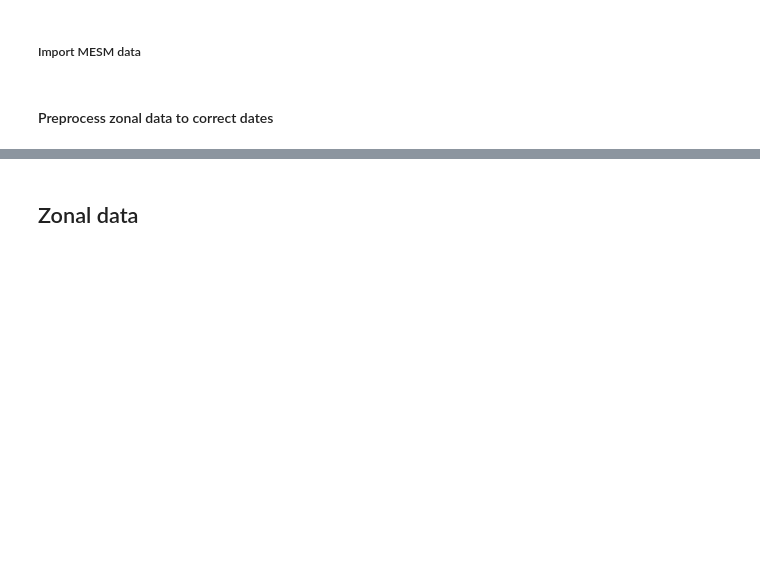
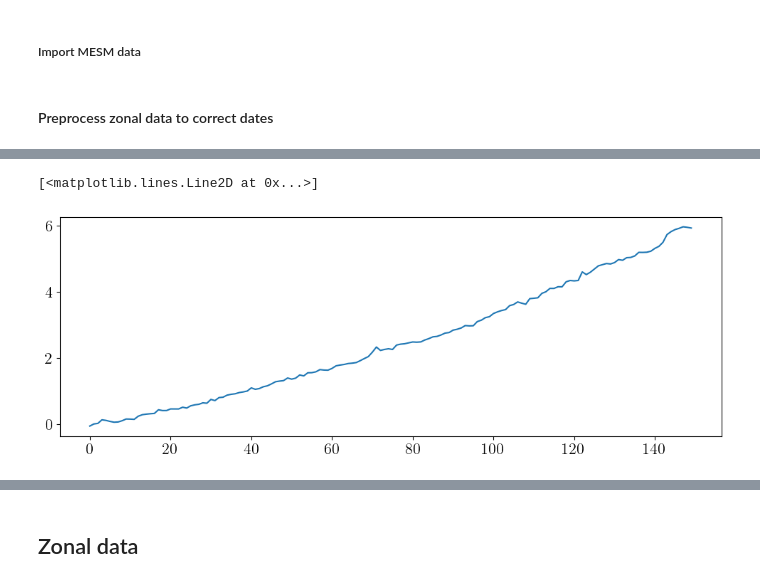
Before and after one commit to cbwomack/SCM_Emulators, a Jupyter notebook: exp4_MESM.ipynb, the cells around one changed output, grey strips where cells are left out. Drawn from its saved outputs; the diff is of its cells as text; code cells hidden in the pictures; blank space fills up the shorter version.

```diff
--- a/exp4_MESM.ipynb
+++ b/exp4_MESM.ipynb
@@ -75,0 +126,5 @@ zonal_temp_annual_ds = utils_CMIP.monthly_to_annual(zonal_temp_ds, 'DT2M')
+# %%
+plt.plot(global_temp_annual_ds)
+# %% [output]
+[<matplotlib.lines.Line2D at 0x...>]
+[figure, added]
```
Also changed, not shown: parts of 19 cells of this notebook, 23 other files.
